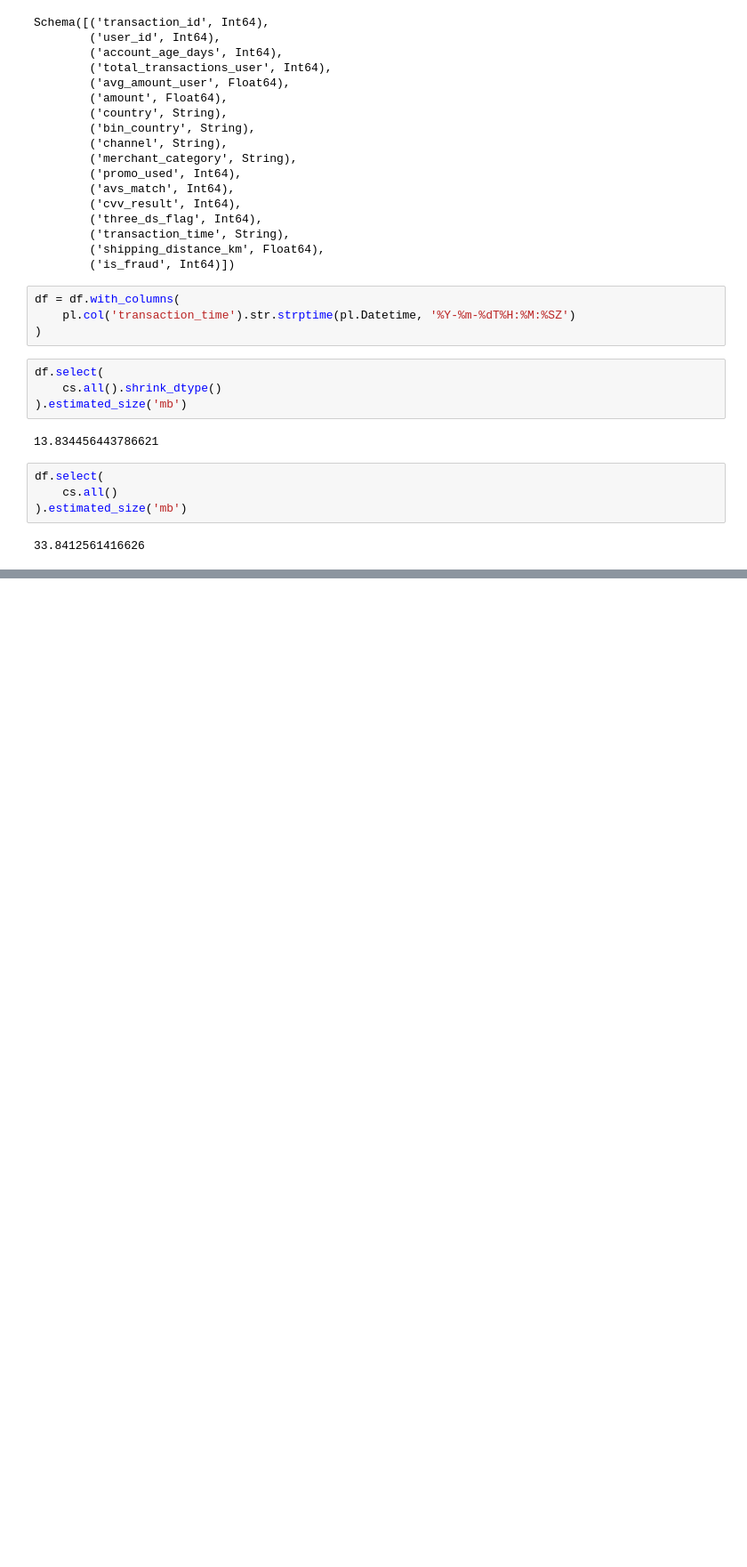
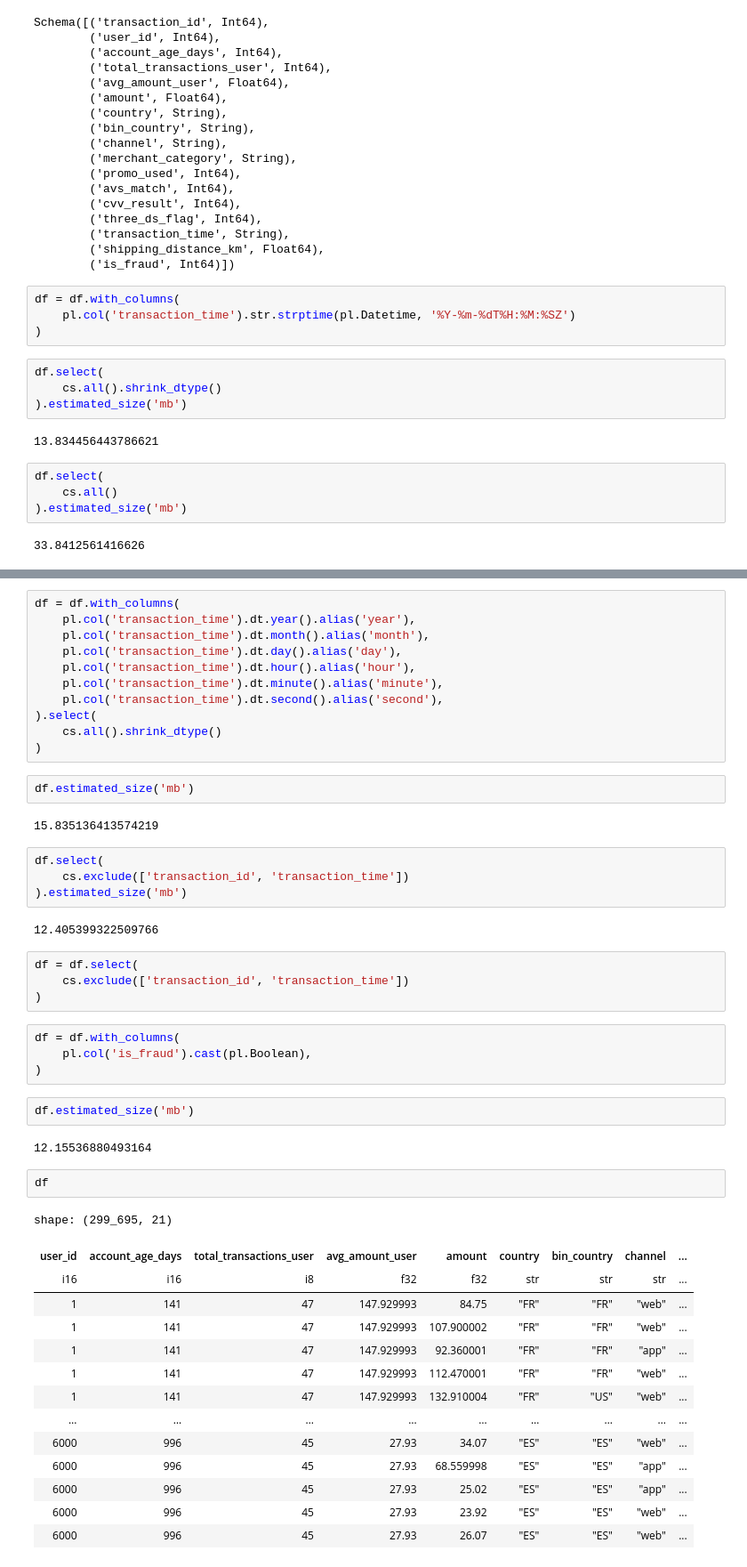
Before and after one commit to ZygimantasB/scikit-learn_training, a Jupyter notebook: Kaggle/transactions.ipynb, the cells around one changed output, grey strips where cells are left out. Shown at 89% size. Saved outputs shown, nothing was run; the diff lists cells and outputs as text; blank space fills up the shorter version.

```diff
--- a/Kaggle/transactions.ipynb
+++ b/Kaggle/transactions.ipynb
@@ -73,0 +97,50 @@ df.select(
+# %%
+df = df.with_columns(
+    pl.col('transaction_time').dt.year().alias('year'),
+    pl.col('transaction_time').dt.month().alias('month'),
+    pl.col('transaction_time').dt.day().alias('day'),
+    pl.col('transaction_time').dt.hour().alias('hour'),
+    pl.col('transaction_time').dt.minute().alias('minute'),
+    pl.col('transaction_time').dt.second().alias('second'),
+).select(
+    cs.all().shrink_dtype()
+)
+# %%
+df.estimated_size('mb')
+# %% [output]
+15.835136413574219
+# %%
+df.select(
+    cs.exclude(['transaction_id', 'transaction_time'])
+).estimated_size('mb')
+# %% [output]
+12.405399322509766
+# %%
+df = df.select(
+    cs.exclude(['transaction_id', 'transaction_time'])
+)
+# %%
+df = df.with_columns(
+    pl.col('is_fraud').cast(pl.Boolean),
+)
+# %%
+df.estimated_size('mb')
+# %% [output]
+12.15536880493164
+# %%
+df
+# %% [output]
+shape: (299_695, 21)
+| user_id | account_age_days | total_transactions_user | avg_amount_user | amount | country | bin_country | channel | ... |
+| i16 | i16 | i8 | f32 | f32 | str | str | str | ... |
+| 1 | 141 | 47 | 147.929993 | 84.75 | "FR" | "FR" | "web" | ... |
+| 1 | 141 | 47 | 147.929993 | 107.900002 | "FR" | "FR" | "web" | ... |
+| 1 | 141 | 47 | 147.929993 | 92.360001 | "FR" | "FR" | "app" | ... |
+| 1 | 141 | 47 | 147.929993 | 112.470001 | "FR" | "FR" | "web" | ... |
+| 1 | 141 | 47 | 147.929993 | 132.910004 | "FR" | "US" | "web" | ... |
+| … | … | … | … | … | … | … | … | ... |
+| 6000 | 996 | 45 | 27.93 | 34.07 | "ES" | "ES" | "web" | ... |
+| 6000 | 996 | 45 | 27.93 | 68.559998 | "ES" | "ES" | "app" | ... |
+| 6000 | 996 | 45 | 27.93 | 25.02 | "ES" | "ES" | "app" | ... |
+| 6000 | 996 | 45 | 27.93 | 23.92 | "ES" | "ES" | "web" | ... |
+| 6000 | 996 | 45 | 27.93 | 26.07 | "ES" | "ES" | "web" | ... |
```
Also changed, not shown: parts of 20 cells of this notebook.
